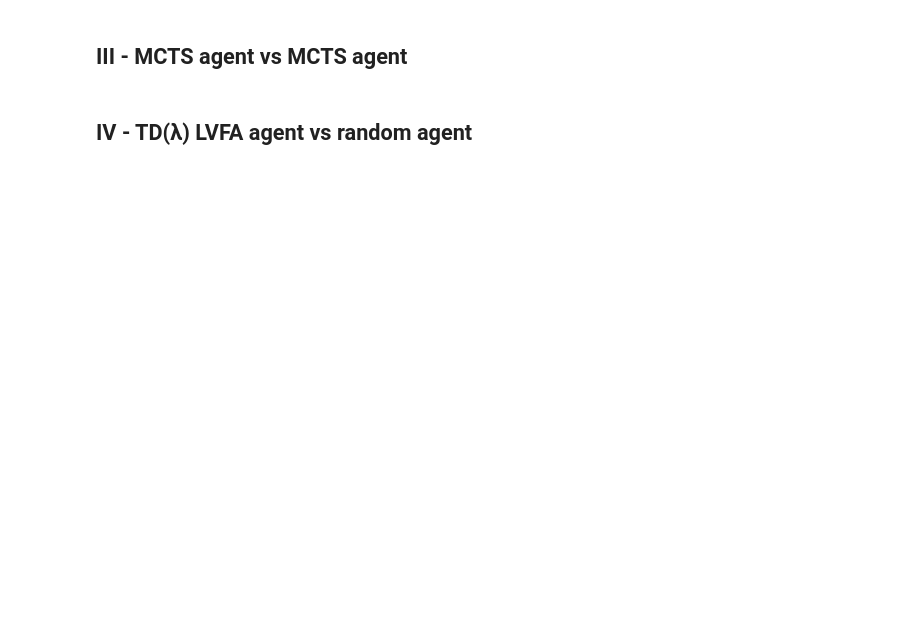
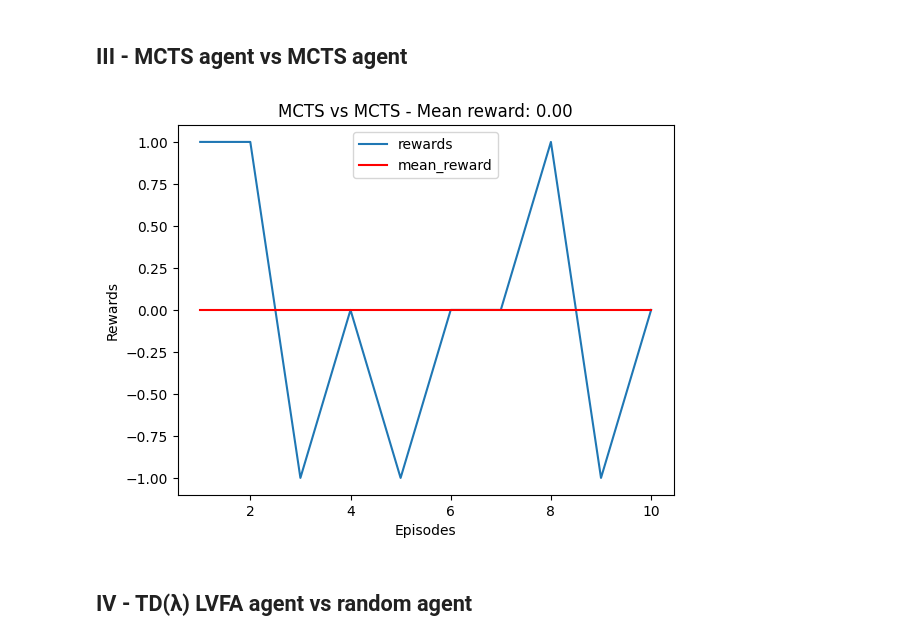
Before and after one commit to Mowibox/Checkers-RL, a Jupyter notebook: tests.ipynb, the cells around one changed output. Drawn from its saved outputs; the diff is of its cells as text; code cells hidden in the pictures; blank space fills up the shorter version.

```diff
--- a/tests.ipynb
+++ b/tests.ipynb
@@ -80,24 +74,18 @@ plt.show()
 # %%
 rewards = []
 episodes = 10
 for _ in range(episodes):
     state, cur_player = env.reset()
     done = False
     total_reward = 0
     while not done:
         action, root = mcts(deepcopy(state), cur_player, env, iters=100)
         state, reward, done, cur_player = env.step(action)
         total_reward += reward
     rewards.append(total_reward)
 
-# Display
-plt.plot([i+1 for i in range(episodes)], rewards, label="rewards")
-plt.plot([i+1 for i in range(episodes)],
-         [np.mean(rewards) for _ in range(episodes)], "r", label="mean_reward")
-plt.xlabel("Episodes")
-plt.ylabel("Rewards")
-plt.title(f"MCTS vs MCTS - Mean reward: {np.mean(rewards):.2f}")
-plt.legend()
-plt.show()
+display_rewards(episodes, rewards, title="MCTS vs MCTS")
+# %% [output]
+[figure, added]
 # %% [markdown]
 ## IV - TD(λ) LVFA agent vs random agent
```
Also changed, not shown: parts of 9 cells of this notebook.
